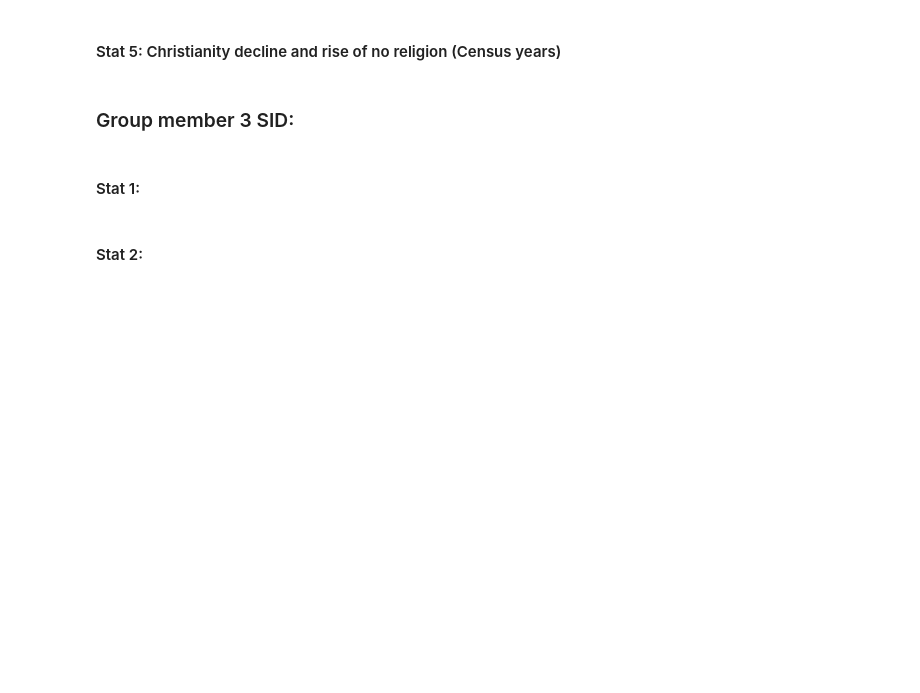
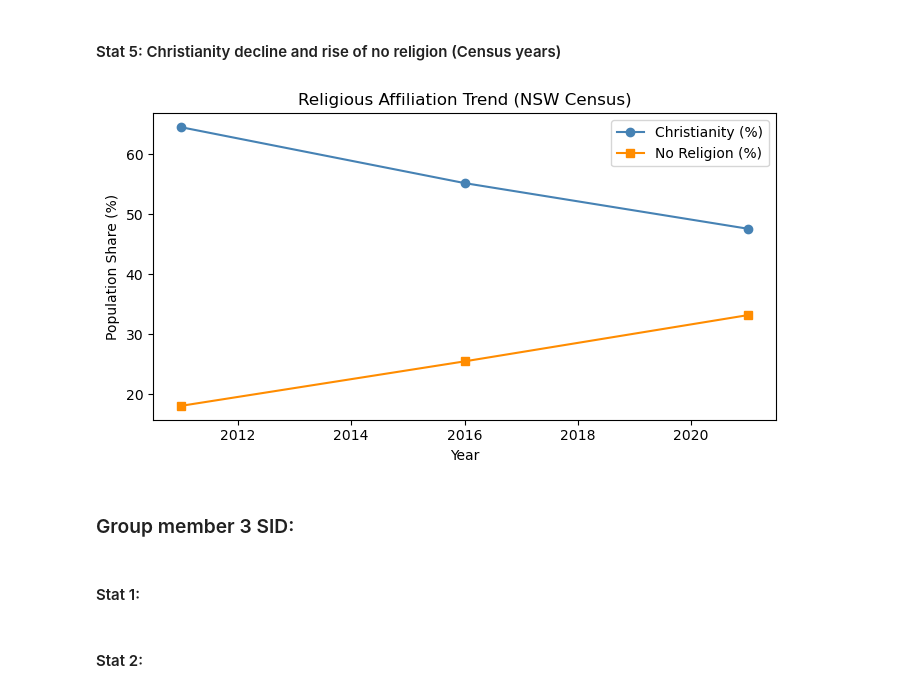
Before and after one commit to Rven66/DATA2001-Assignment_1, a Jupyter notebook: DATA2001-Assignment_1.ipynb, the cells around one changed output. Saved outputs shown, nothing was run; the diff lists cells and outputs as text; code cells hidden in the pictures; blank space fills up the shorter version.

```diff
--- a/DATA2001-Assignment_1.ipynb
+++ b/DATA2001-Assignment_1.ipynb
@@ -279,5 +319,22 @@ region_long_clean[region_long_clean['Measure Code'] == 'STRESS_15'][['Year', 'Va
 # %% [markdown]
 #### Stat 5: Christianity decline and rise of no religion (Census years)
+# %%
+christ = region_long_clean[region_long_clean['Measure Code'] == 'CENSUS_16'].copy() #christianity %
+norelig = region_long_clean[region_long_clean['Measure Code'] == 'CENSUS_40'].copy() #No religion %
+for d in [christ, norelig]:
+    d['Year'] = pd.to_numeric(d['Year'], errors='coerce')
+
+fig, ax = plt.subplots(figsize=(7,4))
+ax.plot(christ['Year'],  christ['Value'],  marker='o', label='Christianity (%)',  color='steelblue')
+ax.plot(norelig['Year'], norelig['Value'], marker='s', label='No Religion (%)', color='darkorange')
+ax.set_title('Religious Affiliation Trend (NSW Census)')
+ax.set_xlabel('Year')
+ax.set_ylabel('Population Share (%)')
+ax.legend()
+plt.tight_layout()
+plt.show()
+# %% [output]
+[figure, added]
 # %% [markdown]
 ### Group member 3 SID:
 # %% [markdown]
```
Also changed, not shown: parts of 6 cells of this notebook.
